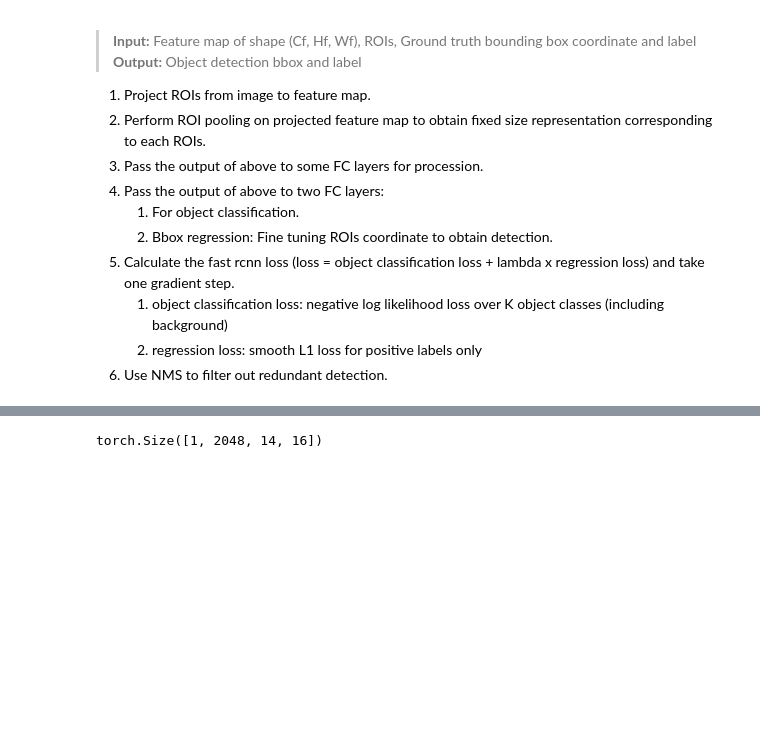
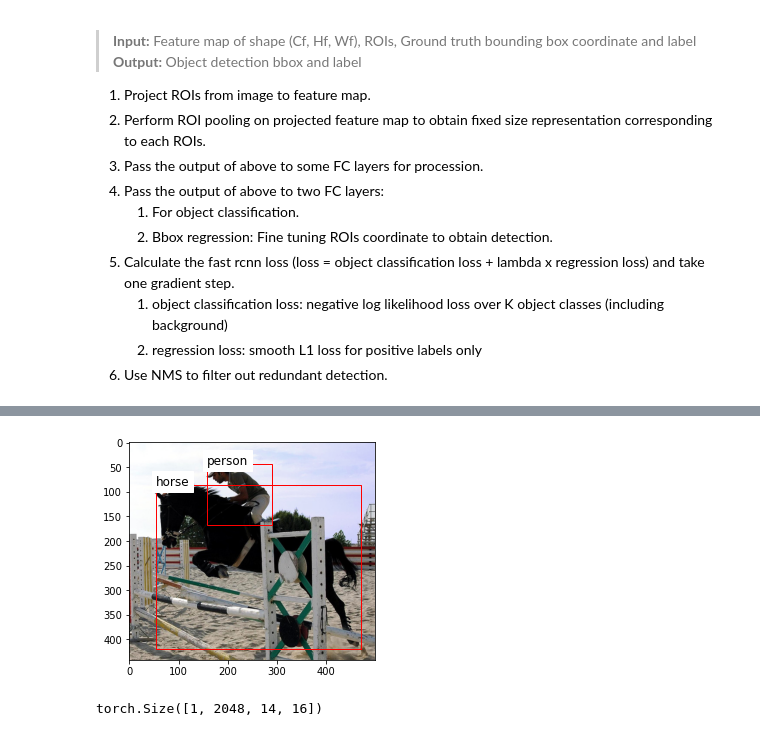
Before and after one commit to aditya-shriwastava/colab-notebooks, a Jupyter notebook: Faster_RCNN.ipynb, the cells around one changed output, grey strips where cells are left out. Drawn from its saved outputs; the diff is of its cells as text; code cells hidden in the pictures; blank space fills up the shorter version.

```diff
--- a/Faster_RCNN.ipynb
+++ b/Faster_RCNN.ipynb
@@ -134,16 +133,0 @@ class FasterRCNN(nn.Module):
-# %%
-model = FasterRCNN()
-transform = torchvision.transforms.Compose([
-    torchvision.transforms.Normalize((0.485, 0.456, 0.406), (0.229, 0.224, 0.225))
-])
-
-for img, meta in train_loader:
-  img = transform(train_data[0][0])
-  C,H,W = img.shape
-  img = img.reshape(1,C,H,W)
-  feature_map = model(img)
-  break
-# %%
-print(feature_map.shape)
-# %% [output]
-torch.Size([1, 2048, 14, 16])
@@ -149,0 +226,38 @@ torch.Size([1, 2048, 14, 16])
+# %%
+def get_bboxs_and_labels(meta):
+  objects = meta['annotation']['object']
+  bboxs = []
+  labels = []
+  ids = []
+  for object_ in objects:
+    labels.append(object_['name'][0])
+    ids.append(voc_label_to_id[labels[-1]])
+    xmin = int(object_['bndbox']['xmin'][0])
+    ymin = int(object_['bndbox']['ymin'][0])
+    xmax = int(object_['bndbox']['xmax'][0])
+    ymax = int(object_['bndbox']['ymax'][0])
+    bboxs.append([xmin, ymin, xmax, ymax])
+  return np.array(bboxs, dtype=np.float32), labels, ids
+
+def disp(img, bboxs, labels):
+  img = torchvision.transforms.ToPILImage()(img)
+  fig, ax = plt.subplots()
+  ax.imshow(img)
+  for bbox, label in zip(bboxs, labels):
+    bbox = np.copy(bbox)
+    minmax_to_minwh(bbox)
+    ax.add_patch(patches.Rectangle((bbox[0], bbox[1]), bbox[2], bbox[3], linewidth=1, edgecolor='r', facecolor='none'))
+    ax.text(bbox[0], bbox[1], label, fontsize = 12, color='black', backgroundcolor='white')
+  plt.show()
+
+# Training
+for img, meta in train_loader:
+  img = img[0]
+  bboxs, labels, ids = get_bboxs_and_labels(meta)
+  disp(img, bboxs, labels)
+  model = FasterRCNN()
+  print(model(img.unsqueeze(0)).shape)
+  break
+# %% [output]
+[figure, added]
+torch.Size([1, 2048, 14, 16])
```
Also changed, not shown: parts of 5 cells of this notebook.
